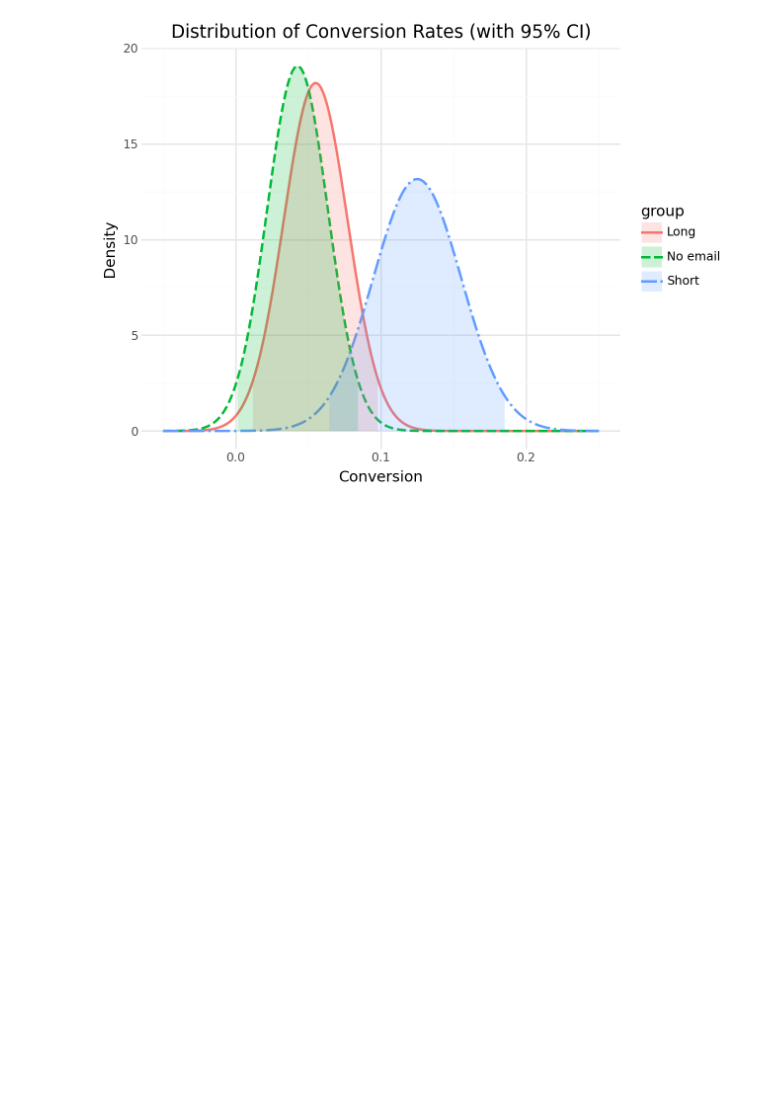
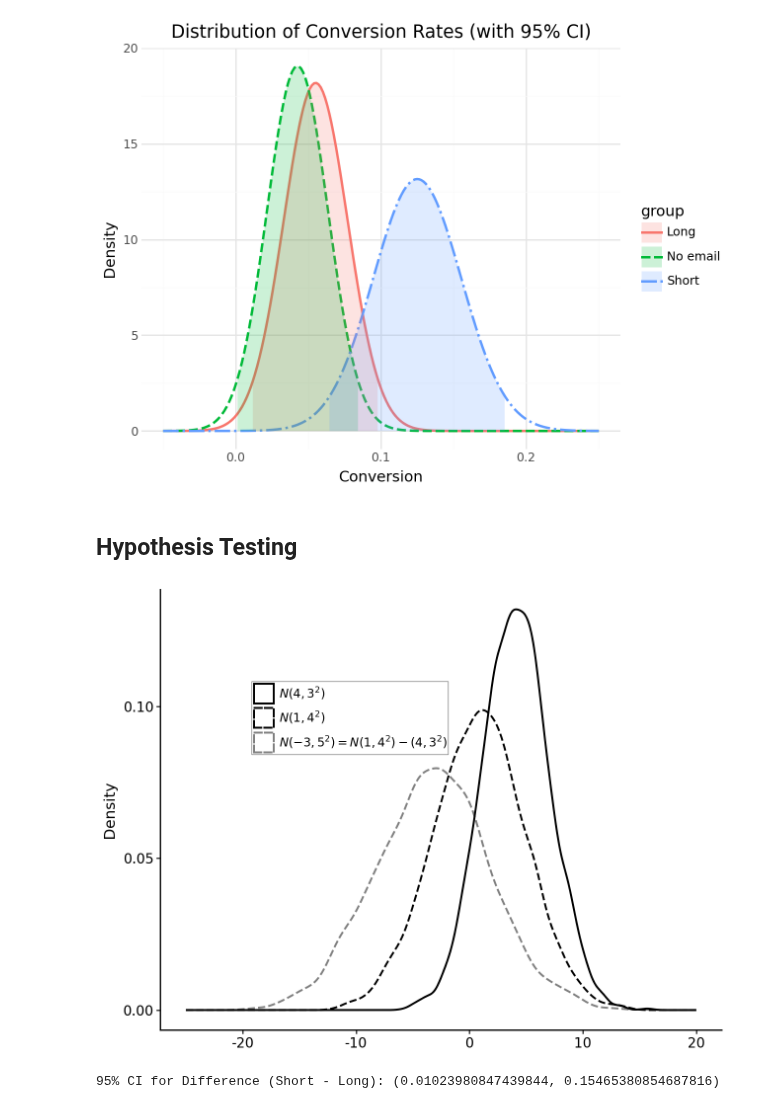
Before and after one commit to Sechi42/Causal_Inference-with-python, a Jupyter notebook: ch02/ch02.ipynb, the cells around one changed output. Saved outputs shown, nothing was run; the diff lists cells and outputs as text; code cells hidden in the pictures; blank space fills up the shorter version.

```diff
--- a/ch02/ch02.ipynb
+++ b/ch02/ch02.ipynb
@@ -444,3 +444,76 @@ df_shaded = df_all.filter(
 )
 # %% [output]
 [figure]
+# %% [markdown]
+## Hypothesis Testing
+# %%
+import numpy as np
+import polars as pl
+from plotnine import *
+
+# 1. Generación de datos con Numpy
+np.random.seed(42)
+n1 = np.random.normal(4, 3, 3000)
+n2 = np.random.normal(1, 4, 3000)
+diff_n = n2 - n1  # Restamos n2 - n1 para obtener la media de -3
+
+# Definimos las etiquetas (usando r"" para strings raw de LaTeX)
+lbl_1 = r"$N(4, 3^2)$"
+lbl_2 = r"$N(1, 4^2)$"
+lbl_3 = r"$N(-3, 5^2) = N(1, 4^2) - (4, 3^2)$"
+
+# Lista ordenada para forzar el orden en la leyenda
+labels_ordered = [lbl_1, lbl_2, lbl_3]
+
+# 2. Creación y transformación con POLARS
+# Creamos las columnas y hacemos 'unpivot' para tener formato Tidy
+df = pl.DataFrame({
+    lbl_1: n1,
+    lbl_2: n2,
+    lbl_3: diff_n
+}).unpivot( # En versiones viejas de polars usa .melt()
+    variable_name="distribution",
+    value_name="value"
+)
+
+# 3. Definición de estilos manuales (Mapas)
+custom_colors = {lbl_1: "black", lbl_2: "black", lbl_3: "gray"}
+custom_linetypes = {lbl_1: "solid", lbl_2: "dashed", lbl_3: "dashed"}
+
+# 4. Gráfico
+(
+    ggplot(df, aes(x="value", color="distribution", linetype="distribution"))
+    + geom_density(size=0.8)
+
+    # Escalas manuales: 'limits' asegura que la leyenda salga en el orden correcto
+    + scale_color_manual(values=custom_colors, limits=labels_ordered)
+    + scale_linetype_manual(values=custom_linetypes, limits=labels_ordered)
+
+    # Estética
+    + labs(x="", y="Density")
+    + xlim(-25, 20)
+    + theme_classic()
+    + theme(
+        legend_position=(0.25, 0.75), # Posición dentro del gráfico (x, y)
+        legend_title=element_blank(), # Quitamos el título de la leyenda
+        # Fondo blanco con borde gris para la leyenda
+        legend_background=element_rect(fill="white", color="gray", size=0.5),
+        axis_text=element_text(color="black", size=10)
+    )
+)
+# %% [output]
+[figure, added]
+# %%
+mu_short = short_email.mean().item()
+mu_long = no_email.mean().item()
+se_short = se(short_email).item()
+se_long = se(no_email).item()
+
+diff_mu = mu_short - mu_long
+diff_se = np.sqrt(se_short**2 + se_long**2)
+
+
+ci = (float(diff_mu - 1.96*diff_se), float(diff_mu + 1.96*diff_se))
+print("95% CI for Difference (Short - Long):", ci)
+# %% [output]
+95% CI for Difference (Short - Long): (0.01023980847439844, 0.15465380854687816)
```
Also changed, not shown: parts of 3 cells of this notebook.
